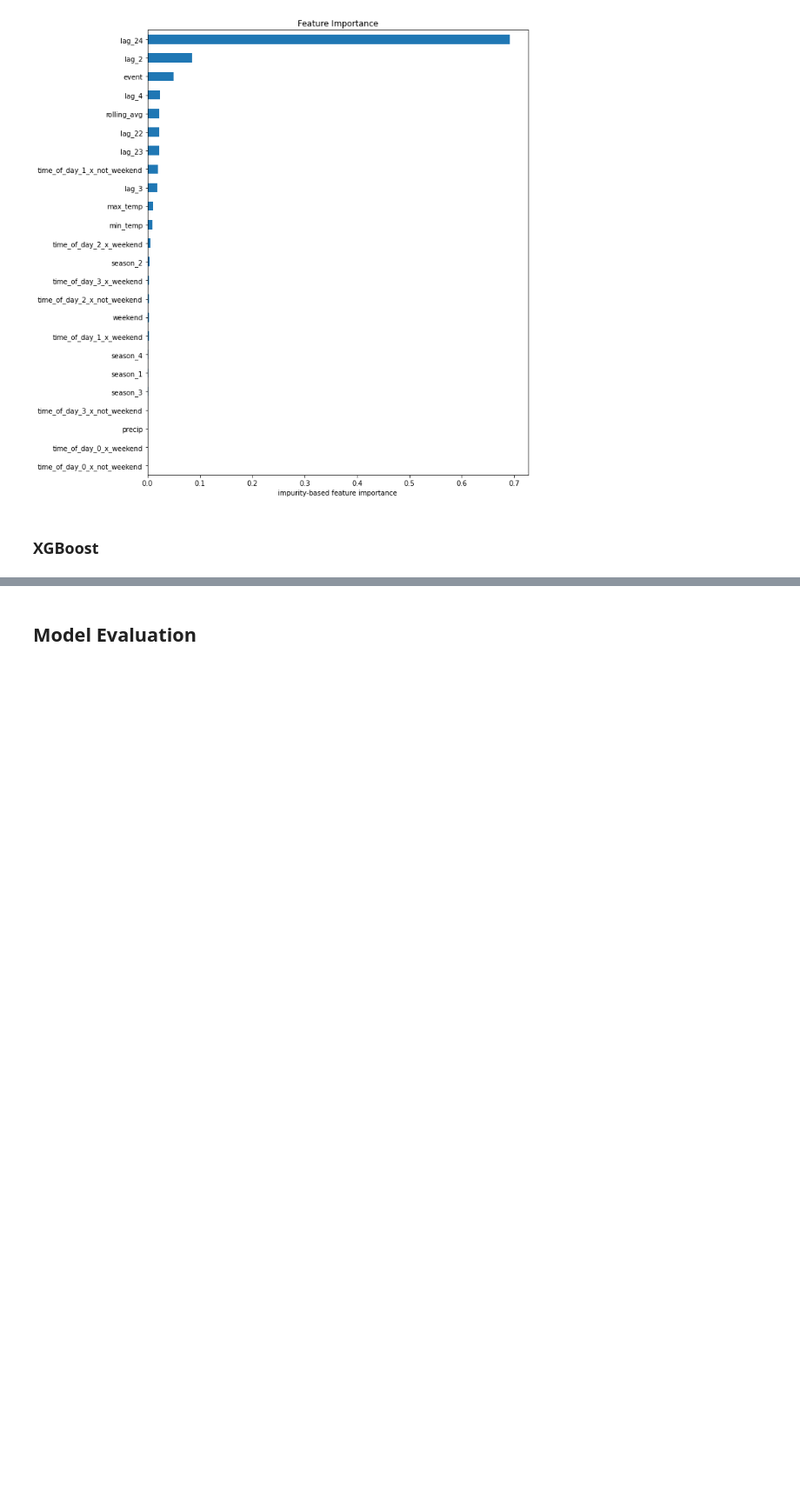
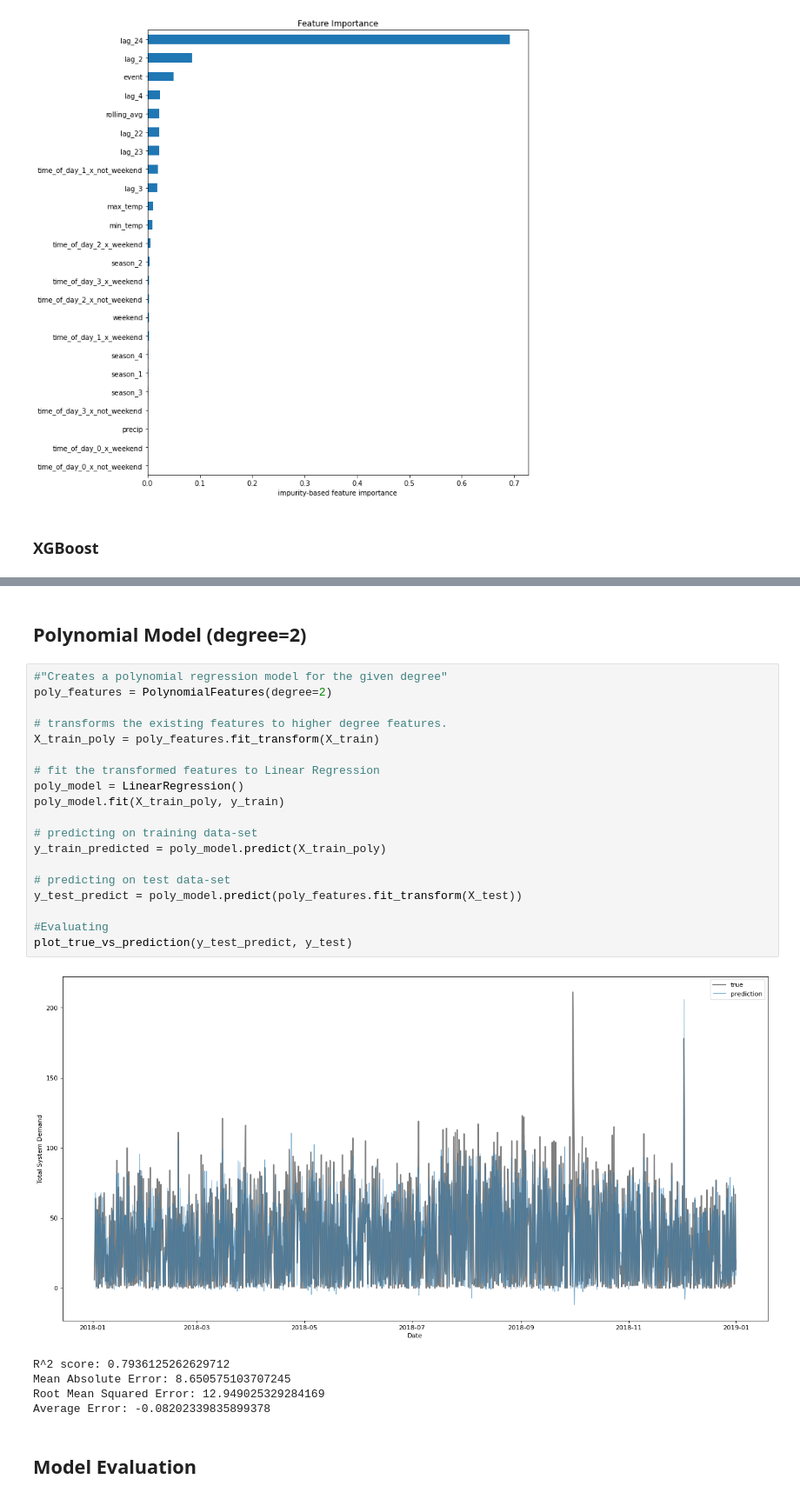
Before and after one commit to masbach/BananaCode, a Jupyter notebook: notebooks/4-PredictiveAnalysis.ipynb, the cells around one changed output, grey strips where cells are left out. Shown at 87% size. Drawn from its saved outputs; the diff is of its cells as text; blank space fills up the shorter version.

```diff
--- a/notebooks/4-PredictiveAnalysis.ipynb
+++ b/notebooks/4-PredictiveAnalysis.ipynb
@@ -316,3 +423,30 @@ xgb.to_graphviz(XGB.best_estimator_, num_trees=XGB.best_estimator_.best_iteratio
+# %% [markdown]
+## Polynomial Model (degree=2)
+# %%
+#"Creates a polynomial regression model for the given degree"
+poly_features = PolynomialFeatures(degree=2)
+
+# transforms the existing features to higher degree features.
+X_train_poly = poly_features.fit_transform(X_train)
+
+# fit the transformed features to Linear Regression
+poly_model = LinearRegression()
+poly_model.fit(X_train_poly, y_train)
+
+# predicting on training data-set
+y_train_predicted = poly_model.predict(X_train_poly)
+
+# predicting on test data-set
+y_test_predict = poly_model.predict(poly_features.fit_transform(X_test))
+
+#Evaluating
+plot_true_vs_prediction(y_test_predict, y_test)
+# %% [output]
+[figure, added]
+R^2 score: 0.7936125262629712
+Mean Absolute Error: 8.650575103707245
+Root Mean Squared Error: 12.949025329284169
+Average Error: -0.08202339835899378
 # %% [markdown]
 ## Model Evaluation
 # %%
```
Also changed, not shown: parts of 10 cells of this notebook, 1 other file.
